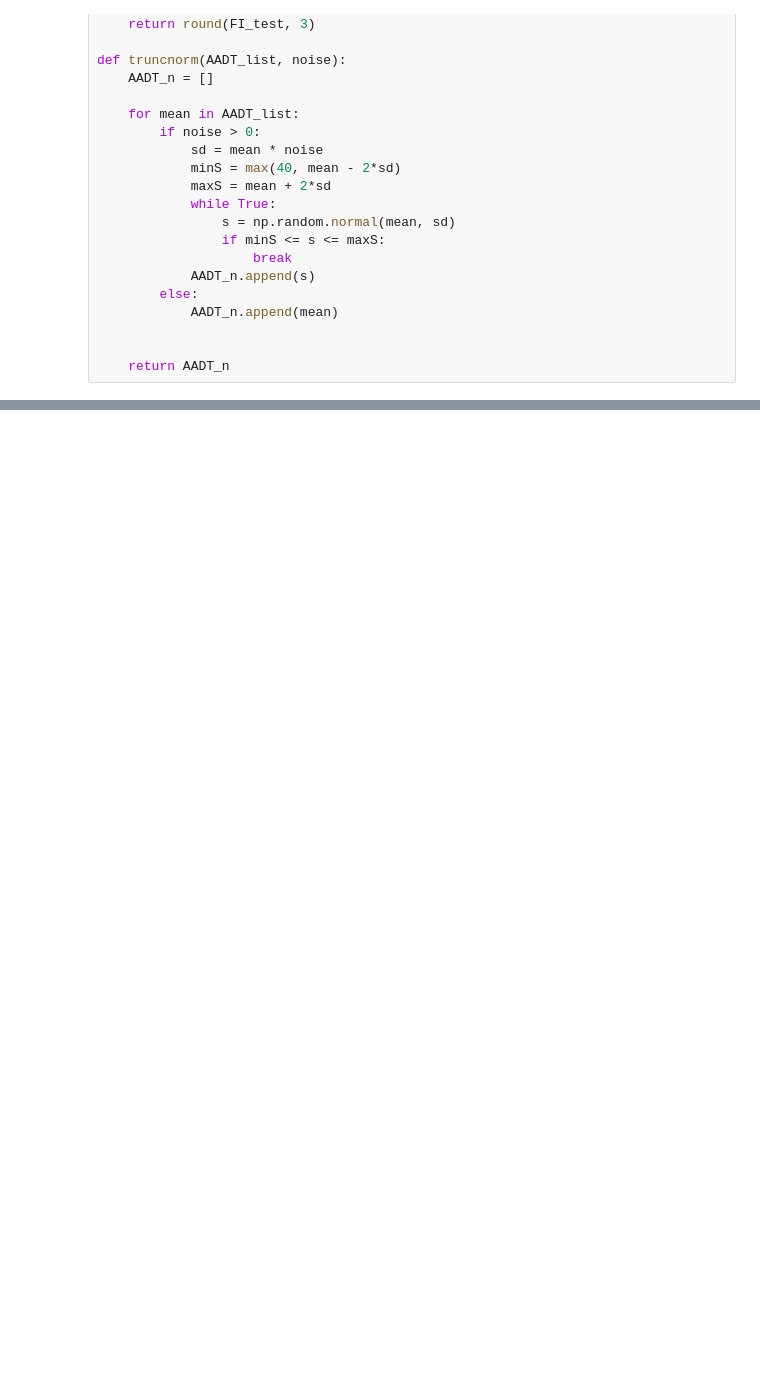
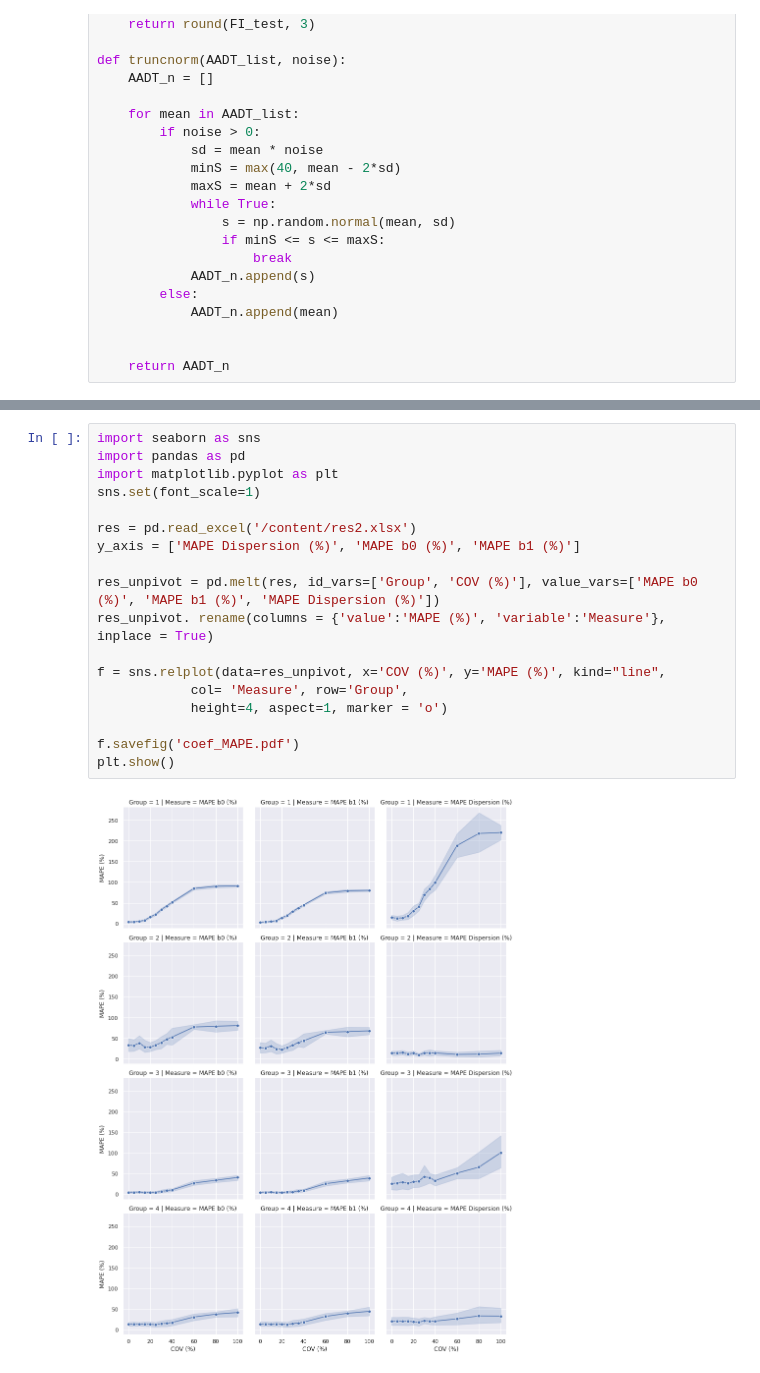
Before and after one commit to mz-zarei/NBEB-Sensitivity, a Jupyter notebook: NBEB_sensitivity_Application.ipynb, the cells around one changed output, grey strips where cells are left out. Saved outputs shown, nothing was run; the diff lists cells and outputs as text; blank space fills up the shorter version.

```diff
--- a/NBEB_sensitivity_Application.ipynb
+++ b/NBEB_sensitivity_Application.ipynb
@@ -232,0 +317,20 @@ plt.show()
+# %%
+import seaborn as sns
+import pandas as pd
+import matplotlib.pyplot as plt
+sns.set(font_scale=1)
+
+res = pd.read_excel('/content/res2.xlsx')
+y_axis = ['MAPE Dispersion (%)', 'MAPE b0 (%)', 'MAPE b1 (%)']
+
+res_unpivot = pd.melt(res, id_vars=['Group', 'COV (%)'], value_vars=['MAPE b0 (%)', 'MAPE b1 (%)', 'MAPE Dispersion (%)'])
+res_unpivot. rename(columns = {'value':'MAPE (%)', 'variable':'Measure'}, inplace = True)
+
+f = sns.relplot(data=res_unpivot, x='COV (%)', y='MAPE (%)', kind="line",
+            col= 'Measure', row='Group',
+            height=4, aspect=1, marker = 'o')
+
+f.savefig('coef_MAPE.pdf')
+plt.show()
+# %% [output]
+[figure, added]
```
Also changed, not shown: parts of 7 cells of this notebook.
